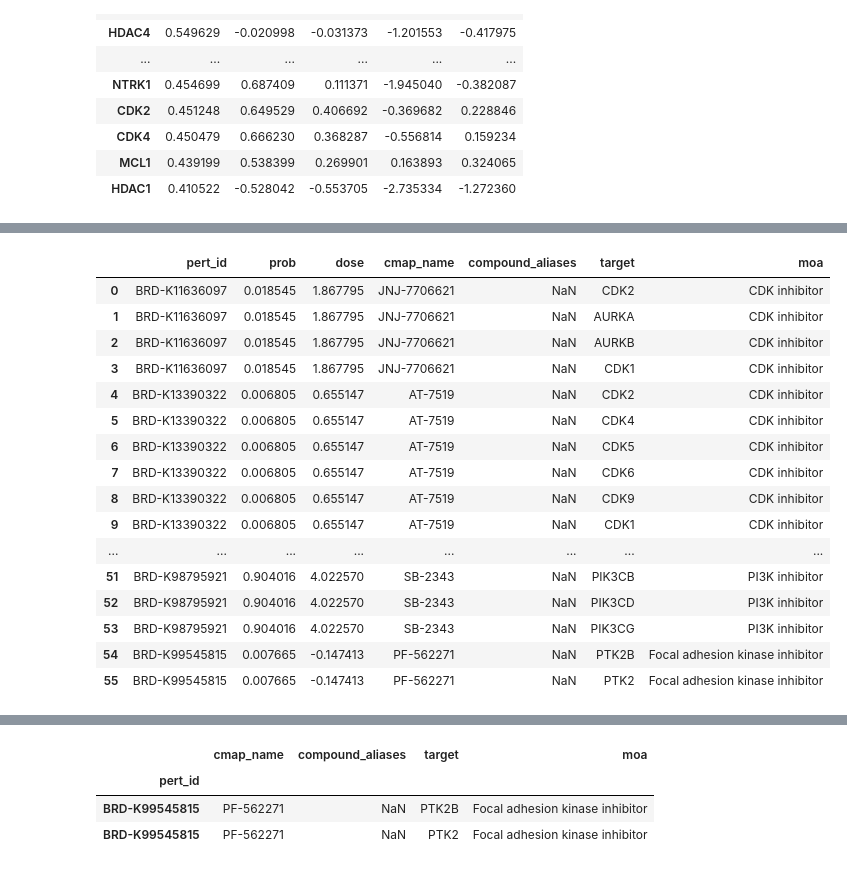
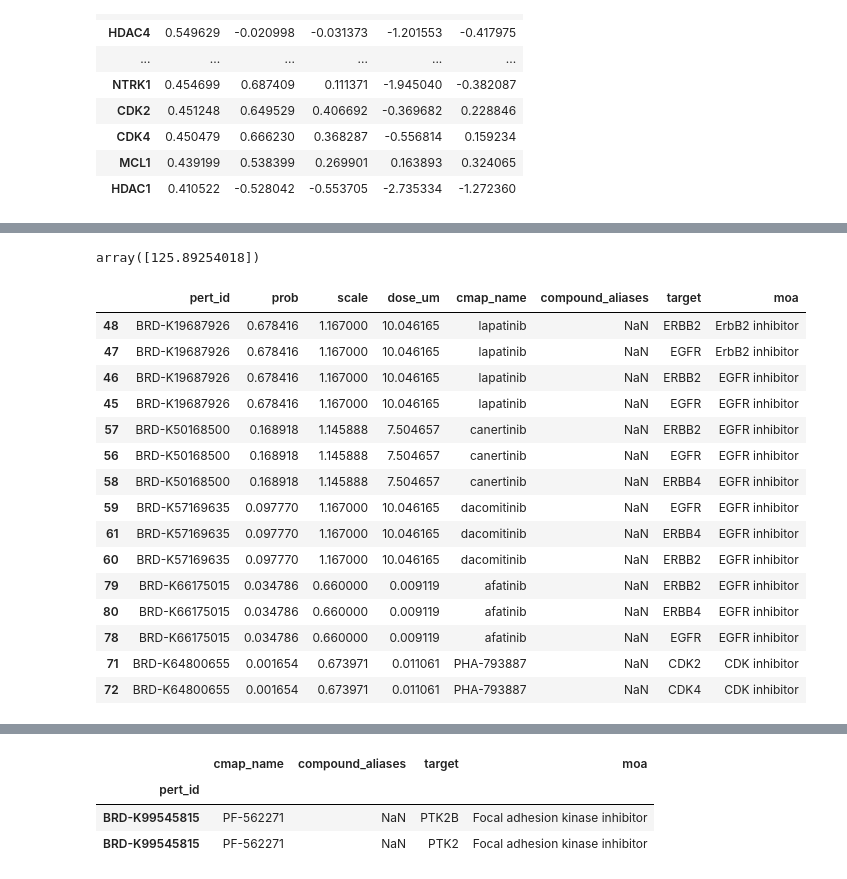
Before and after one commit to nathanieljevans/GSNN, a Jupyter notebook: notebooks/_prioritization.ipynb, the cells around one changed output, grey strips where cells are left out. Cells and saved outputs as stored; diff of their text form; code cells hidden in the pictures.

```diff
--- a/notebooks/_prioritization.ipynb
+++ b/notebooks/_prioritization.ipynb
@@ -356,33 +311,33 @@ tensor([[0.1244],
 # %%
-prioritizer = DrugPrioritization(model, prioritization_drugspace, data, comb=False).to('cuda')
-optim = torch.optim.Adam([prioritizer.theta, prioritizer.scale], lr=1e-2, weight_decay=0)
-crit = torch.nn.MSELoss()
+prioritizer = DrugPrioritization(copy.deepcopy(model), prioritization_drugspace, data, comb=False).to('cuda').eval()
+optim = torch.optim.Adam([prioritizer.theta, prioritizer.scale], lr=1e-1, weight_decay=1e-8)
+crit = torch.nn.MSELoss(reduction='mean')
 
-X = X.to('cuda').detach()
-y = y.to('cuda').detach()
+X = X.to('cuda').clone().detach()
+y = y.to('cuda').clone().detach()
 X.requires_grad=False
 y.requires_grad=False
 
-B = 1
+losses = []
+rs = []
+n = 1
 
 for epoch in range(1000):
 
+    # batch???
+
+    with torch.no_grad(): prioritizer.scale.clamp_(0.66, 1.167)
+
     optim.zero_grad()
-    losses = []
-    rs = []
-    loss = 0
-    for i in range(B):
+    yhat = prioritizer(X, tau=3., hard=True).squeeze()
+    loss = crit(yhat, y)
+    loss.backward()
+    torch.nn.utils.clip_grad_norm_([prioritizer.theta, prioritizer.scale], 3)
+    optim.step()
+    losses.append(loss.detach().item())
 
-        yhat = prioritizer(X.detach(), tau=1., hard=False).squeeze()
-        loss += crit(yhat, y) / B
-
-    loss.backward()
-    #torch.nn.utils.clip_grad_norm_([prioritizer.theta, prioritizer.scale], 3)
-    optim.step()
-    losses.append(loss.item())
-
-    r = np.corrcoef(yhat.detach().cpu().numpy(), y.detach().cpu().numpy())[0,1]
+    r = np.corrcoef(yhat.detach().cpu().numpy().ravel(), y.detach().cpu().numpy().ravel())[0,1]
     rs.append(r)
 
-    print(f'epoch: {epoch} | loss: {np.mean(losses):.4f} | r: {np.mean(rs):.4f}', end='\r')
+    print(f'epoch: {epoch} | running loss: {np.mean(losses[-n:]):.4f} | running r: {np.mean(rs[-n:]):.4f} | yhat std: {yhat.std():.2f}', end='\r')
 # %% [output]
@@ -417,23 +396,27 @@ tensor([0.0185, 0.0068, 0.0036, 0.0019, 0.0076, 0.0027, 0.0027, 0.0212, 0.0018,
+# %%
+scale2dose = lambda x: 10**(-np.log10(1e-6) * x + np.log10(1e-6)) - 1e-6
+scale2dose(np.array([1.35]))
+# %% [output]
+array([125.89254018])
 # %%
-pd.DataFrame({'pert_id':[x.split('__')[1] for x in data.node_names[prioritizer.drug_idxs.cpu()]], 'prob':torch.softmax(prioritizer.theta, dim=-1).cpu().detach().numpy(), 'dose':prioritizer.scale.detach().cpu().numpy()}).merge(druginfo, on='pert_id', how='left')
+pd.DataFrame({'pert_id':[x.split('__')[1] for x in data.node_names[prioritizer.drug_idxs.cpu()]], 'prob':torch.softmax(prioritizer.theta, dim=-1).cpu().detach().numpy(), 'scale':prioritizer.scale.detach().cpu().numpy(), 'dose_um':scale2dose(prioritizer.scale.detach().cpu().numpy())}).merge(druginfo, on='pert_id', how='left').sort_values('prob', ascending=False).head(15)
 # %% [output]
-|  | pert_id | prob | dose | cmap_name | compound_aliases | target | moa |
-| 0 | BRD-K11636097 | 0.018545 | 1.867795 | JNJ-7706621 | NaN | CDK2 | CDK inhibitor |
-| 1 | BRD-K11636097 | 0.018545 | 1.867795 | JNJ-7706621 | NaN | AURKA | CDK inhibitor |
-| 2 | BRD-K11636097 | 0.018545 | 1.867795 | JNJ-7706621 | NaN | AURKB | CDK inhibitor |
-| 3 | BRD-K11636097 | 0.018545 | 1.867795 | JNJ-7706621 | NaN | CDK1 | CDK inhibitor |
-| 4 | BRD-K13390322 | 0.006805 | 0.655147 | AT-7519 | NaN | CDK2 | CDK inhibitor |
-| 5 | BRD-K13390322 | 0.006805 | 0.655147 | AT-7519 | NaN | CDK4 | CDK inhibitor |
-| 6 | BRD-K13390322 | 0.006805 | 0.655147 | AT-7519 | NaN | CDK5 | CDK inhibitor |
-| 7 | BRD-K13390322 | 0.006805 | 0.655147 | AT-7519 | NaN | CDK6 | CDK inhibitor |
-| 8 | BRD-K13390322 | 0.006805 | 0.655147 | AT-7519 | NaN | CDK9 | CDK inhibitor |
-| 9 | BRD-K13390322 | 0.006805 | 0.655147 | AT-7519 | NaN | CDK1 | CDK inhibitor |
-| ... | ... | ... | ... | ... | ... | ... | ... |
-| 51 | BRD-K98795921 | 0.904016 | 4.022570 | SB-2343 | NaN | PIK3CB | PI3K inhibitor |
-| 52 | BRD-K98795921 | 0.904016 | 4.022570 | SB-2343 | NaN | PIK3CD | PI3K inhibitor |
-| 53 | BRD-K98795921 | 0.904016 | 4.022570 | SB-2343 | NaN | PIK3CG | PI3K inhibitor |
-| 54 | BRD-K99545815 | 0.007665 | -0.147413 | PF-562271 | NaN | PTK2B | Focal adhesion kinase inhibitor |
-| 55 | BRD-K99545815 | 0.007665 | -0.147413 | PF-562271 | NaN | PTK2 | Focal adhesion kinase inhibitor |
+|  | pert_id | prob | scale | dose_um | cmap_name | compound_aliases | target | moa |
+| 48 | BRD-K19687926 | 0.678416 | 1.167000 | 10.046165 | lapatinib | NaN | ERBB2 | ErbB2 inhibitor |
+| 47 | BRD-K19687926 | 0.678416 | 1.167000 | 10.046165 | lapatinib | NaN | EGFR | ErbB2 inhibitor |
+| 46 | BRD-K19687926 | 0.678416 | 1.167000 | 10.046165 | lapatinib | NaN | ERBB2 | EGFR inhibitor |
+| 45 | BRD-K19687926 | 0.678416 | 1.167000 | 10.046165 | lapatinib | NaN | EGFR | EGFR inhibitor |
+| 57 | BRD-K50168500 | 0.168918 | 1.145888 | 7.504657 | canertinib | NaN | ERBB2 | EGFR inhibitor |
+| 56 | BRD-K50168500 | 0.168918 | 1.145888 | 7.504657 | canertinib | NaN | EGFR | EGFR inhibitor |
+| 58 | BRD-K50168500 | 0.168918 | 1.145888 | 7.504657 | canertinib | NaN | ERBB4 | EGFR inhibitor |
+| 59 | BRD-K57169635 | 0.097770 | 1.167000 | 10.046165 | dacomitinib | NaN | EGFR | EGFR inhibitor |
+| 61 | BRD-K57169635 | 0.097770 | 1.167000 | 10.046165 | dacomitinib | NaN | ERBB4 | EGFR inhibitor |
+| 60 | BRD-K57169635 | 0.097770 | 1.167000 | 10.046165 | dacomitinib | NaN | ERBB2 | EGFR inhibitor |
+| 79 | BRD-K66175015 | 0.034786 | 0.660000 | 0.009119 | afatinib | NaN | ERBB2 | EGFR inhibitor |
+| 80 | BRD-K66175015 | 0.034786 | 0.660000 | 0.009119 | afatinib | NaN | ERBB4 | EGFR inhibitor |
+| 78 | BRD-K66175015 | 0.034786 | 0.660000 | 0.009119 | afatinib | NaN | EGFR | EGFR inhibitor |
+| 71 | BRD-K64800655 | 0.001654 | 0.673971 | 0.011061 | PHA-793887 | NaN | CDK2 | CDK inhibitor |
+| 72 | BRD-K64800655 | 0.001654 | 0.673971 | 0.011061 | PHA-793887 | NaN | CDK4 | CDK inhibitor |
 # %%
 prioritization_drugspace
 # %% [output]
```
Also changed, not shown: parts of 21 cells of this notebook, 25 other files.
